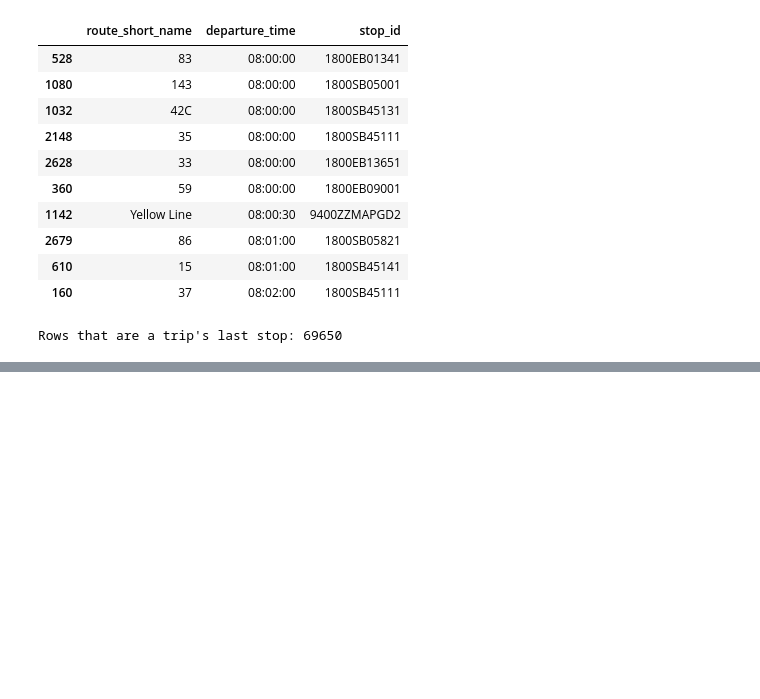
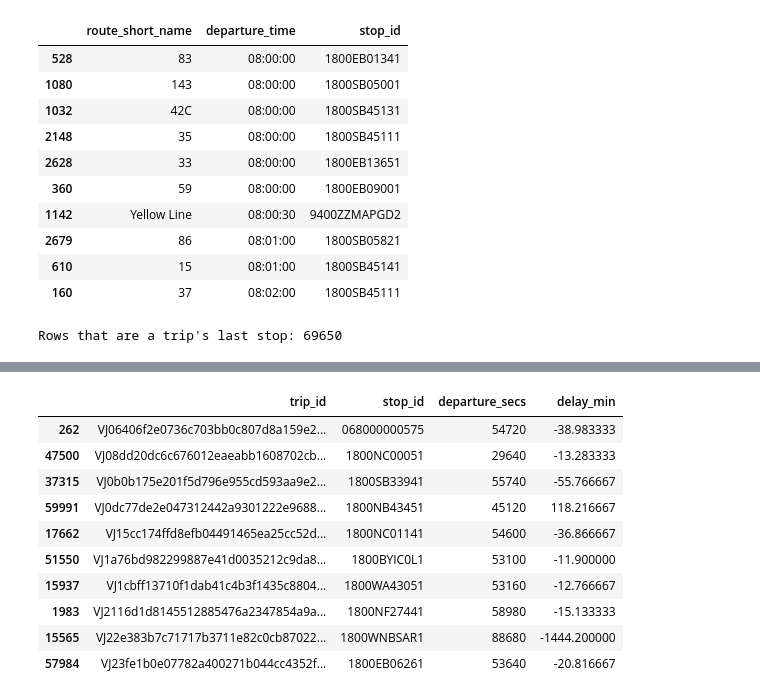
Before and after one commit to kaushaltatkare/manchester-bus-tracker, a Jupyter notebook: notebooks/01_explore_stops.ipynb, the cells around one changed output, grey strips where cells are left out. Saved outputs shown, nothing was run; the diff lists cells and outputs as text; code cells hidden in the pictures; blank space fills up the shorter version.

```diff
--- a/notebooks/01_explore_stops.ipynb
+++ b/notebooks/01_explore_stops.ipynb
@@ -429,0 +435,5 @@ Rows that are a trip's last stop: 69650
+# %%
+import pandas as pd
+
+gm_stop_times = pd.read_parquet("../data/processed/gm_stop_times.parquet")
+print(gm_stop_times.shape)
@@ -429,0 +518,3 @@ Rows that are a trip's last stop: 69650
+# %%
+live["in_timetable"] = live["trip_id"].isin(gm_stop_times["trip_id"])
+print(live["in_timetable"].value_counts())
@@ -429,0 +526,32 @@ Rows that are a trip's last stop: 69650
+# %%
+gm_stops = pd.read_parquet("../data/processed/gm_stops.parquet")
+import numpy as np
+# %%
+def distance_m(lat1, lon1, lat2, lon2):
+    """Distance in metres between two GPS points (haversine formula)."""
+    R = 6_371_000  # Earth's radius in metres
+    lat1, lon1, lat2, lon2 = map(np.radians, [lat1, lon1, lat2, lon2])
+    a = np.sin((lat2 - lat1) / 2) ** 2 + np.cos(lat1) * np.cos(lat2) * np.sin((lon2 - lon1) / 2) ** 2
+    return 2 * R * np.arcsin(np.sqrt(a))
+
+# 1. Matched live buses + all their scheduled stops
+matched = live[live["in_timetable"]]
+cand = matched.merge(gm_stop_times[["trip_id", "stop_id", "departure_secs"]], on="trip_id")
+
+# 2. Add each stop's location, then measure distance from the bus to each stop
+cand = cand.merge(gm_stops[["stop_id", "stop_lat", "stop_lon"]], on="stop_id")
+cand["dist_m"] = distance_m(cand["lat"], cand["lon"], cand["stop_lat"], cand["stop_lon"])
+
+# 3. For each bus, keep only its closest stop
+nearest = cand.loc[cand.groupby("trip_id")["dist_m"].idxmin()].copy()
+
+# 4. Delay = time now (at that GPS reading) - scheduled time at that stop
+ts = nearest["timestamp"]
+nearest["now_secs"] = ts.dt.hour * 3600 + ts.dt.minute * 60 + ts.dt.second
+nearest["delay_min"] = (nearest["now_secs"] - nearest["departure_secs"]) / 60
+
+# Only trust buses that are actually near a stop on their route
+nearest = nearest[nearest["dist_m"] < 300]
+
+print("Buses with a delay estimate:", len(nearest))
+nearest["delay_min"].describe()
@@ -429,0 +588,17 @@ Rows that are a trip's last stop: 69650
+# %%
+removed = cand.loc[cand.groupby("trip_id")["dist_m"].idxmin()]
+removed = removed[(removed["dist_m"] < 300)]
+removed = removed.assign(delay_min=(removed["timestamp"].dt.hour * 3600 + removed["timestamp"].dt.minute * 60 + removed["timestamp"].dt.second - removed["departure_secs"]) / 60)
+removed[~removed["delay_min"].between(-10, 60)][["trip_id", "stop_id", "departure_secs", "delay_min"]].head(10)
+# %% [output]
+|  | trip_id | stop_id | departure_secs | delay_min |
+| 262 | VJ06406f2e0736c703bb0c807d8a159e2... | 068000000575 | 54720 | -38.983333 |
+| 47500 | VJ08dd20dc6c676012eaeabb1608702cb... | 1800NC00051 | 29640 | -13.283333 |
+| 37315 | VJ0b0b175e201f5d796e955cd593aa9e2... | 1800SB33941 | 55740 | -55.766667 |
+| 59991 | VJ0dc77de2e047312442a9301222e9688... | 1800NB43451 | 45120 | 118.216667 |
+| 17662 | VJ15cc174ffd8efb04491465ea25cc52d... | 1800NC01141 | 54600 | -36.866667 |
+| 51550 | VJ1a76bd982299887e41d0035212c9da8... | 1800BYIC0L1 | 53100 | -11.900000 |
+| 15937 | VJ1cbff13710f1dab41c4b3f1435c8804... | 1800WA43051 | 53160 | -12.766667 |
+| 1983 | VJ2116d1d8145512885476a2347854a9a... | 1800NF27441 | 58980 | -15.133333 |
+| 15565 | VJ22e383b7c71717b3711e82c0cb87022... | 1800WNBSAR1 | 88680 | -1444.200000 |
+| 57984 | VJ23fe1b0e07782a400271b044cc4352f... | 1800EB06261 | 53640 | -20.816667 |
```
Also changed, not shown: parts of 14 cells of this notebook, 1 other file.
